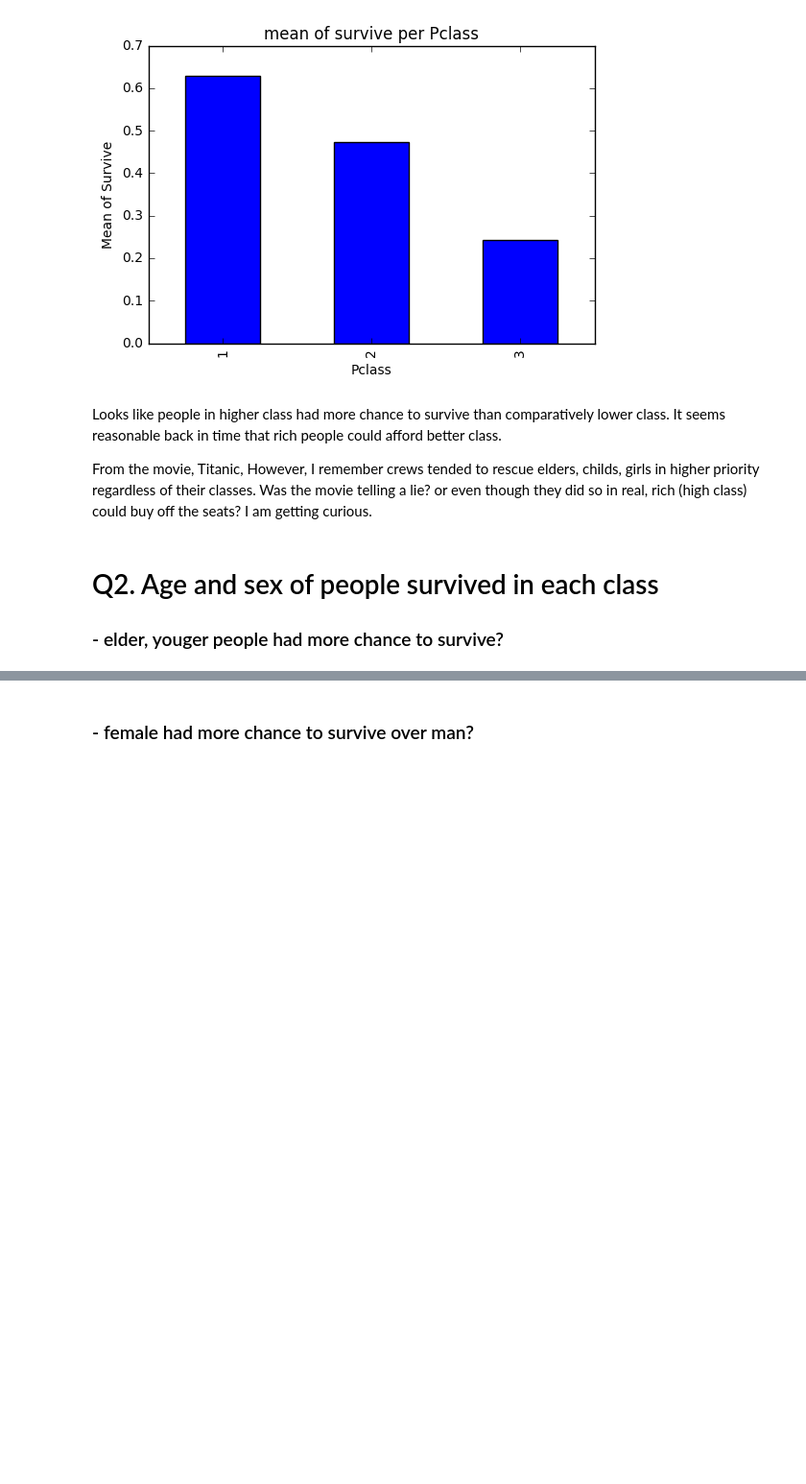
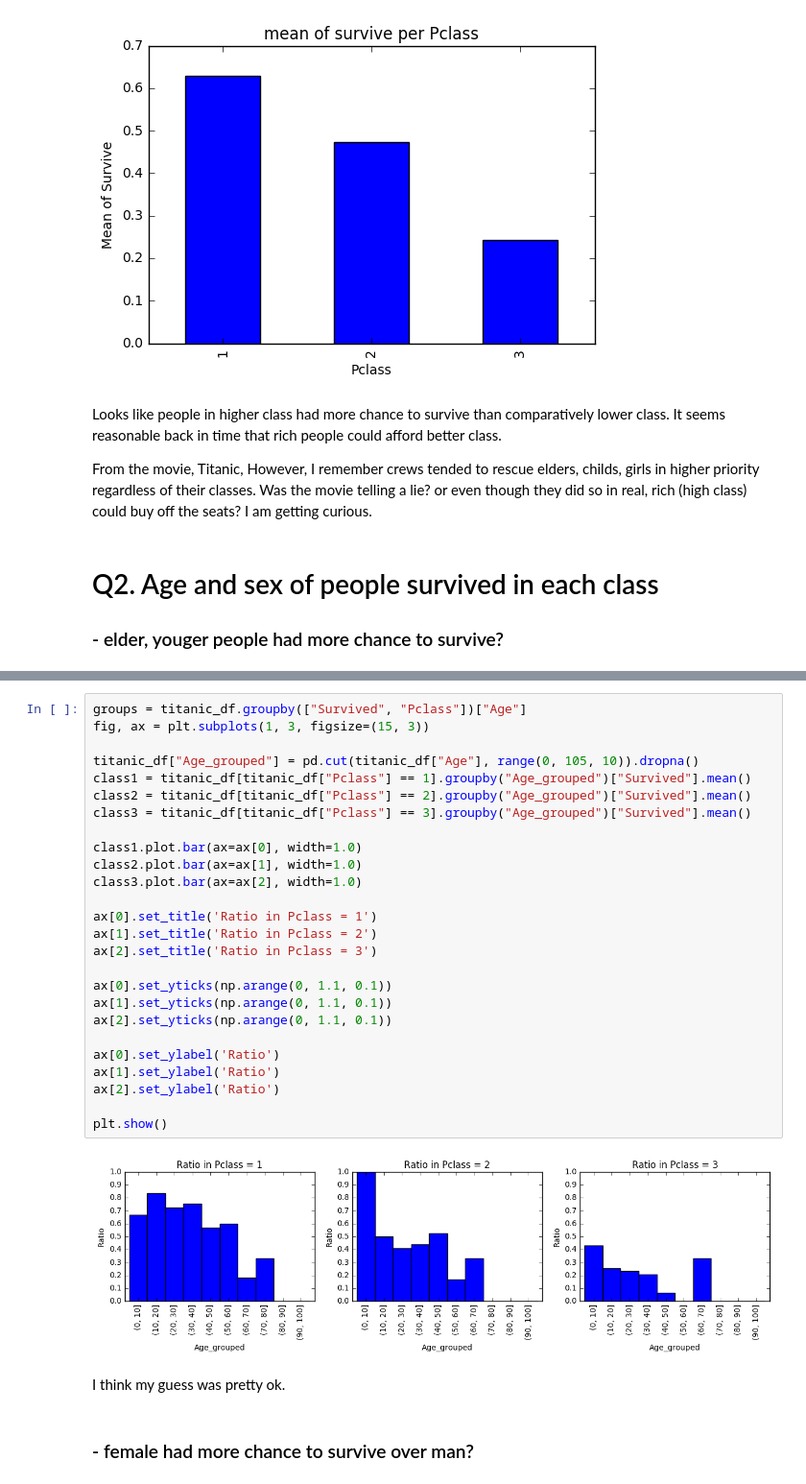
Before and after one commit to deep-diver/Data-Analysis-on-Titanic, a Jupyter notebook: titanic-analysis.ipynb, the cells around one changed output, grey strips where cells are left out. Shown at 96% size. Drawn from its saved outputs; the diff is of its cells as text; blank space fills up the shorter version.

```diff
--- a/titanic-analysis.ipynb
+++ b/titanic-analysis.ipynb
@@ -109,3 +115,33 @@ Even though the number of survivors who age between 0 to 20 is a bit higher than
+# %%
+groups = titanic_df.groupby(["Survived", "Pclass"])["Age"]
+fig, ax = plt.subplots(1, 3, figsize=(15, 3))
+
+titanic_df["Age_grouped"] = pd.cut(titanic_df["Age"], range(0, 105, 10)).dropna()
+class1 = titanic_df[titanic_df["Pclass"] == 1].groupby("Age_grouped")["Survived"].mean()
+class2 = titanic_df[titanic_df["Pclass"] == 2].groupby("Age_grouped")["Survived"].mean()
+class3 = titanic_df[titanic_df["Pclass"] == 3].groupby("Age_grouped")["Survived"].mean()
+
+class1.plot.bar(ax=ax[0], width=1.0)
+class2.plot.bar(ax=ax[1], width=1.0)
+class3.plot.bar(ax=ax[2], width=1.0)
+
+ax[0].set_title('Ratio in Pclass = 1')
+ax[1].set_title('Ratio in Pclass = 2')
+ax[2].set_title('Ratio in Pclass = 3')
+
+ax[0].set_yticks(np.arange(0, 1.1, 0.1))
+ax[1].set_yticks(np.arange(0, 1.1, 0.1))
+ax[2].set_yticks(np.arange(0, 1.1, 0.1))
+
+ax[0].set_ylabel('Ratio')
+ax[1].set_ylabel('Ratio')
+ax[2].set_ylabel('Ratio')
+
+plt.show()
+# %% [output]
+[figure, added]
+# %% [markdown]
+I think my guess was pretty ok.
 # %% [markdown]
 ### - female had more chance to survive over man?
 # %%
```
Also changed, not shown: parts of 4 cells of this notebook.
